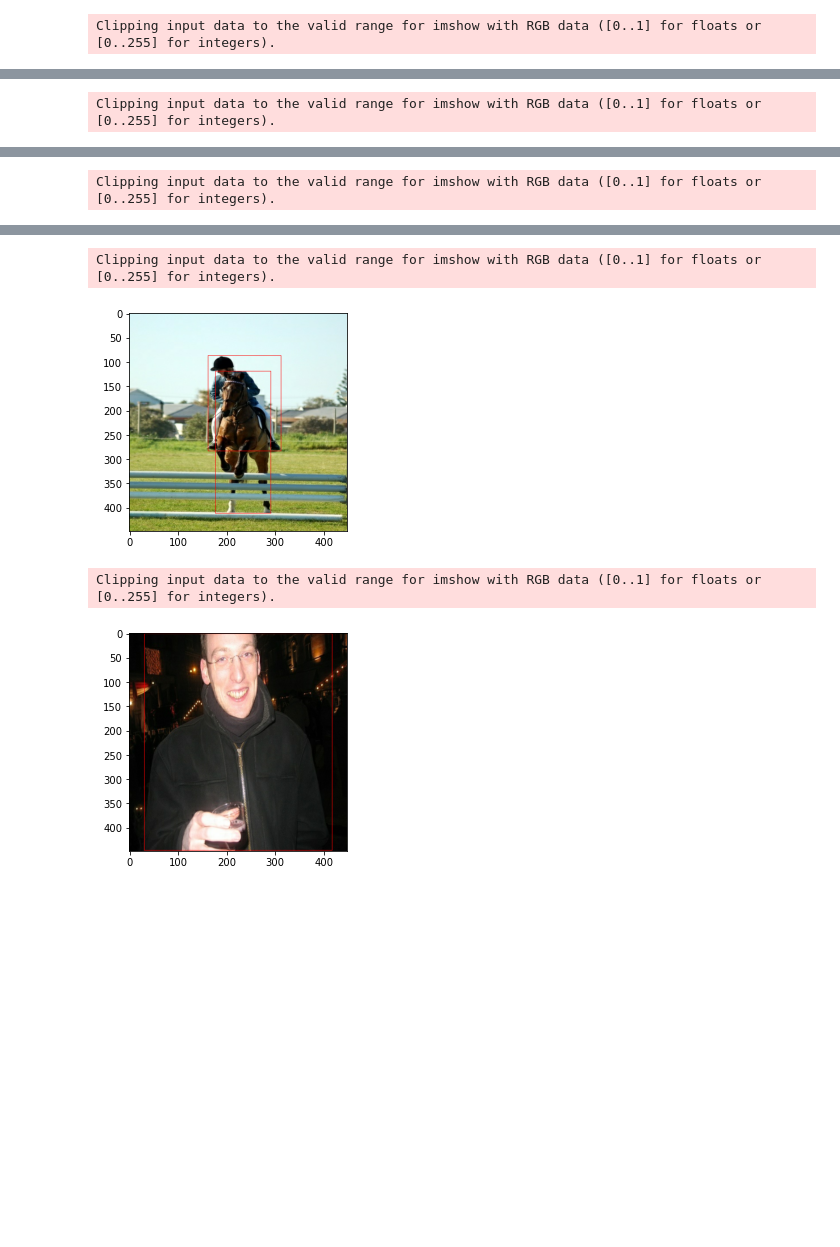
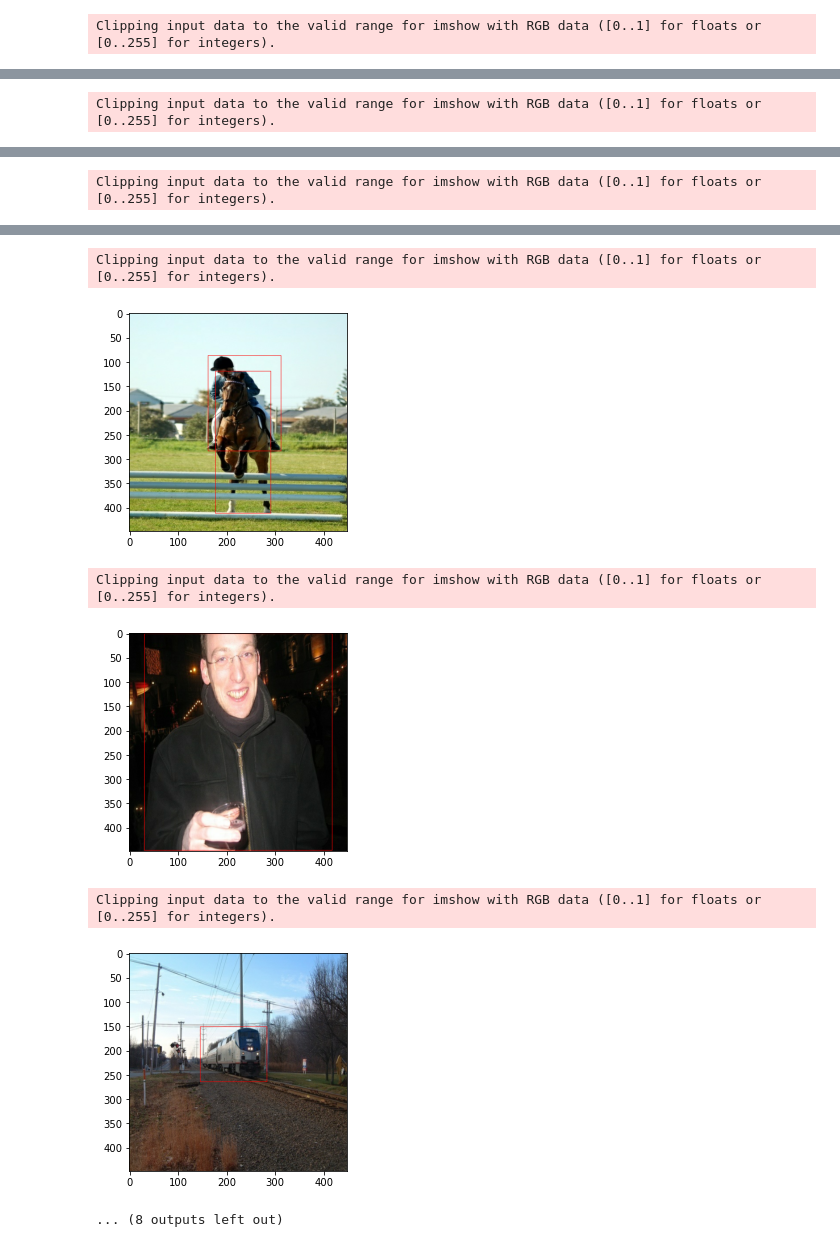
Before and after one commit to kwjinwoo/YOLOv1_Tensorflow2, a Jupyter notebook: data_check.ipynb, the cells around one changed output, grey strips where cells are left out. Saved outputs shown, nothing was run; the diff lists cells and outputs as text; code cells hidden in the pictures; blank space fills up the shorter version.

```diff
--- a/data_check.ipynb
+++ b/data_check.ipynb
@@ -46,19 +49,22 @@ Clipping input data to the valid range for imshow with RGB data ([0..1] for floa
 # %%
-for i in val_ds.take(5):
-    image = i[0].numpy()
-    label = i[1].numpy()
+for i in val_ds.take(10):
+    image = i[0][0].numpy()
+    label = i[1][0].numpy()
 
     image = label_parse(label, image)
     plt.imshow(image)
     plt.show()
 # %% [output]
 Clipping input data to the valid range for imshow with RGB data ([0..1] for floats or [0..255] for integers).
 [figure]
 Clipping input data to the valid range for imshow with RGB data ([0..1] for floats or [0..255] for integers).
 [figure]
 Clipping input data to the valid range for imshow with RGB data ([0..1] for floats or [0..255] for integers).
 [figure]
 Clipping input data to the valid range for imshow with RGB data ([0..1] for floats or [0..255] for integers).
 [figure]
 Clipping input data to the valid range for imshow with RGB data ([0..1] for floats or [0..255] for integers).
 [figure]
+Clipping input data to the valid range for imshow with RGB data ([0..1] for floats or [0..255] for integers).
+[figure, added]
+... (8 outputs left out)
```
Also changed, not shown: parts of 2 cells of this notebook, 2 other files.
